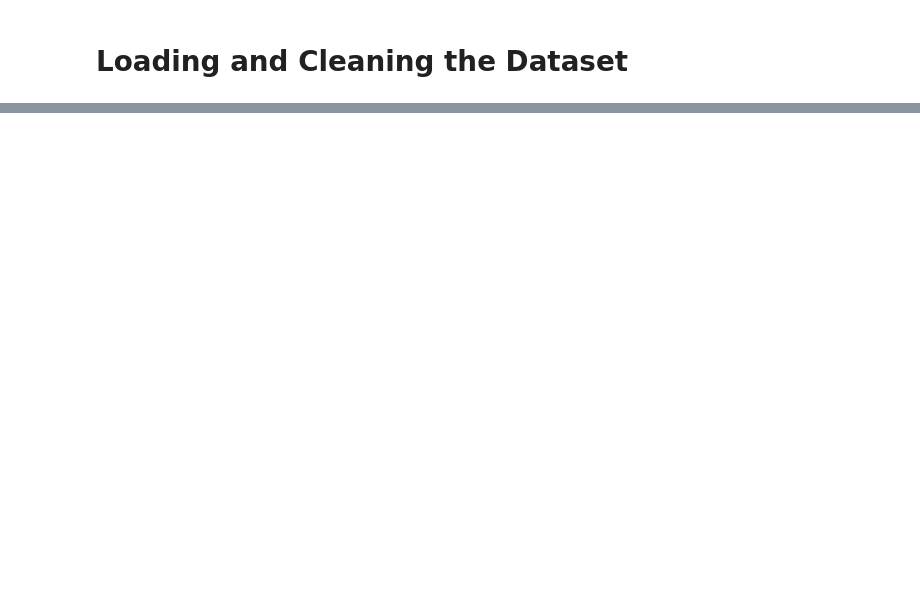
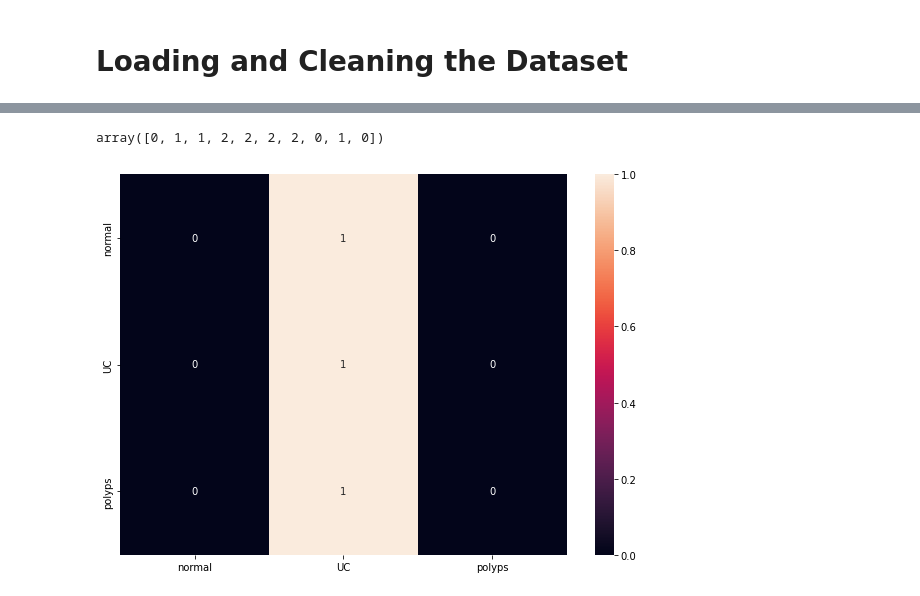
Before and after one commit to FlorenceBoutin/GI_disease_detection, a Jupyter notebook: notebooks/emily-improving-florences-models.ipynb, the cells around one changed output, grey strips where cells are left out. Cells and saved outputs as stored; diff of their text form; code cells hidden in the pictures; blank space fills up the shorter version.

```diff
--- a/notebooks/emily-improving-florences-models.ipynb
+++ b/notebooks/emily-improving-florences-models.ipynb
@@ -174,0 +552,18 @@ cm_plot.figure.savefig("cm_baseline.png")
+# %%
+y_test_2 = pd.DataFrame(y_test)
+# %%
+y_test_2 = np.array(y_test_2.idxmax(1))
+# %%
+y_test_2[:10]
+# %% [output]
+array([0, 1, 1, 2, 2, 2, 2, 0, 1, 0])
+# %%
+cm_2 = confusion_matrix(y_test_2, y_pred_2, normalize = "true")
+# %%
+classes = ["normal", "UC", "polyps"]
+# %%
+df_cm_2 = pd.DataFrame(cm_2, index = classes, columns = classes)
+plt.figure(figsize = (10, 7))
+cm_plot_2 = sns.heatmap(df_cm_2, annot = True);
+# %% [output]
+[figure, added]
```
Also changed, not shown: parts of 64 cells of this notebook, 2 other files.
